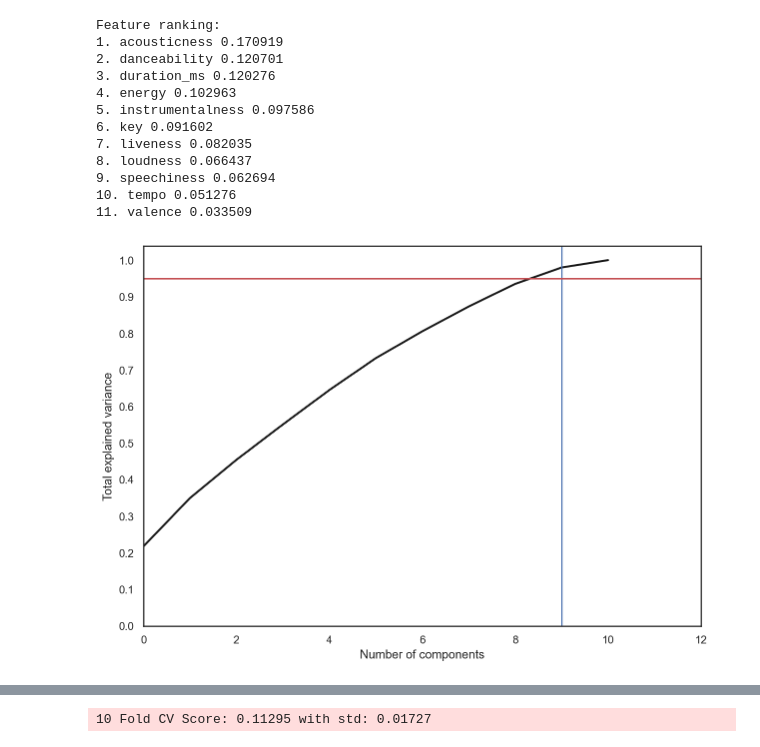
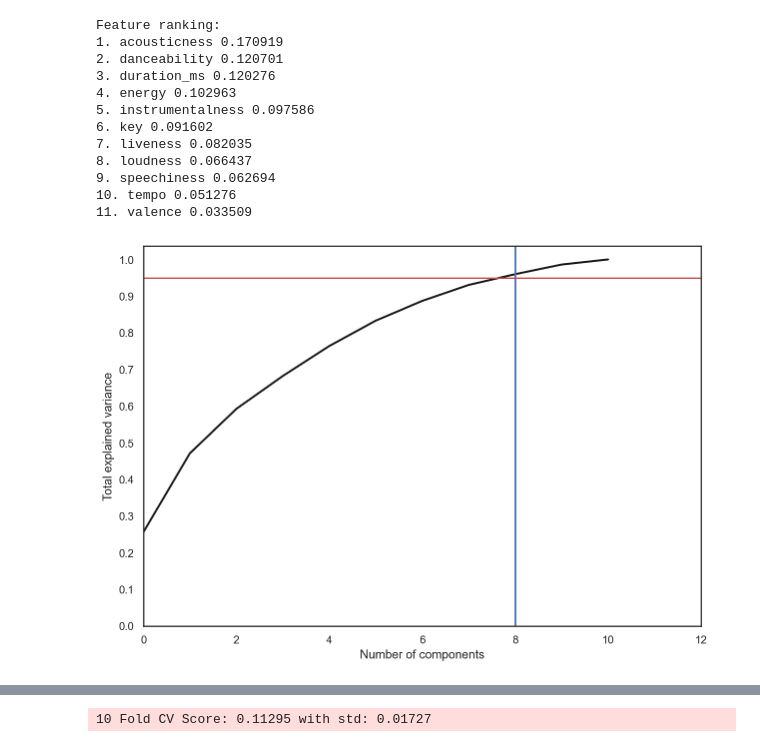
Before and after one commit to vmmadathil/spotify-acrostic, a Jupyter notebook: notebooks/02-VM-Training.ipynb, the cells around one changed output, grey strips where cells are left out. Saved outputs shown, nothing was run; the diff lists cells and outputs as text; code cells hidden in the pictures.

```diff
--- a/notebooks/02-VM-Training.ipynb
+++ b/notebooks/02-VM-Training.ipynb
@@ -85,10 +87,17 @@ from sklearn.preprocessing import MinMaxScaler
+# %%
+## only run this chunk if the dfs are not in memory yet
+
+test = pd.read_csv('../data/processed/library_test.csv')
+
+train = pd.read_csv('../data/processed/library_train.csv')
+
+validate = pd.read_csv('../data/processed/library_validate.csv')
 # %%
 pipeline = Pipeline([
     ('std_scaler', MinMaxScaler())
 ])
 # %%
-X_train = train.drop(columns = ['id', 'total_pts'])
+#scaling features
+X_train = train.drop(columns = ['id', 'total_pts', 'Unnamed: 0'])
 
 X_train_scaled = pipeline.fit_transform(X_train)
-
-X_train_scaled
@@ -160,24 +152,21 @@ Feature ranking:
 11. valence 0.033509
 # %%
 from sklearn import decomposition
-from sklearn.preprocessing import StandardScaler
 import matplotlib.pyplot as plt
 import seaborn as sns; sns.set(style='white')
 %matplotlib inline
 %config InlineBackend.figure_format = 'retina'
 
-X_scaled = StandardScaler().fit_transform(X_train)
-
-pca = decomposition.PCA().fit(X_scaled)
+pca = decomposition.PCA().fit(X_train_scaled)
 
 plt.figure(figsize=(10,7))
 plt.plot(np.cumsum(pca.explained_variance_ratio_), color='k', lw=2)
 plt.xlabel('Number of components')
 plt.ylabel('Total explained variance')
 plt.xlim(0, 12)
 plt.yticks(np.arange(0, 1.1, 0.1))
-plt.axvline(9, c='b') # Tune this so that you obtain at least a 95% total variance explained
+plt.axvline(8, c='b') # Tune this so that you obtain at least a 95% total variance explained
 plt.axhline(0.95, c='r')
-plt.show();
+plt.show()
 # %% [output]
-[figure, old version]
+[figure, new version]
```
Also changed, not shown: parts of 8 cells of this notebook, 1 other file.
